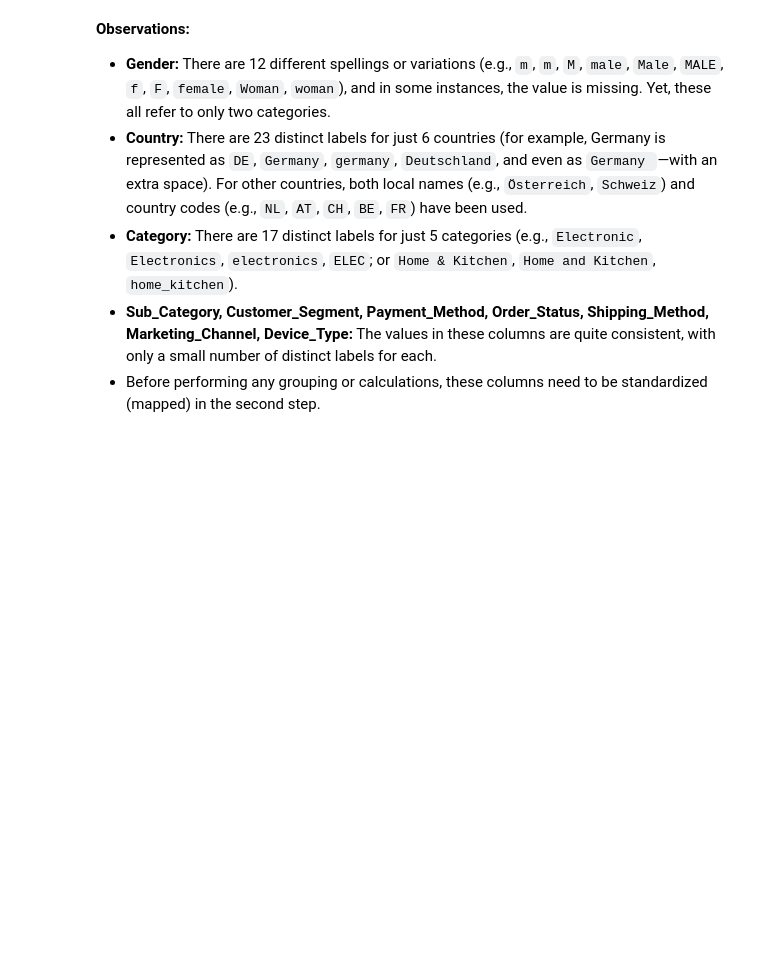
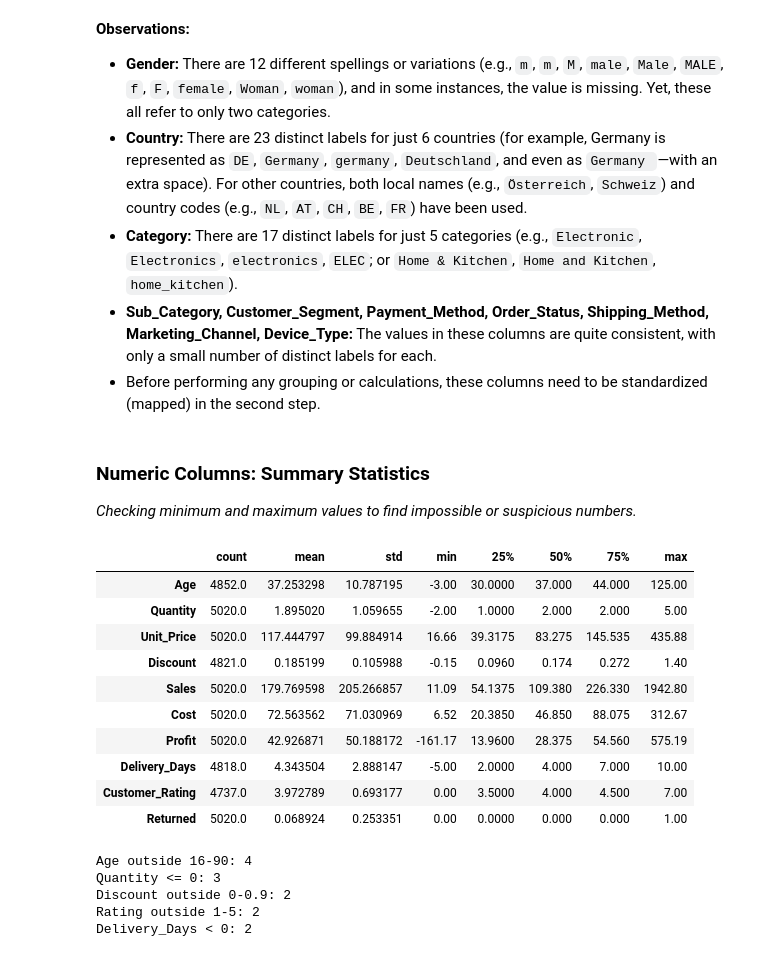
Before and after one commit to ariful3551/Ecommerce-Orders-Analysis, a Jupyter notebook: notebooks/01_data_understanding.ipynb, the cells around one changed output. Drawn from its saved outputs; the diff is of its cells as text; code cells hidden in the pictures; blank space fills up the shorter version.

Commit message:
Add numeric summary and range checks

```diff
--- a/notebooks/01_data_understanding.ipynb
+++ b/notebooks/01_data_understanding.ipynb
@@ -170 +170,30 @@ Category | as written: 17 | after strip + lowercase: 10
 - Before performing any grouping or calculations, these columns need to be standardized (mapped) in the second step.
+# %% [markdown]
+### Numeric Columns: Summary Statistics
+*Checking minimum and maximum values to find impossible or suspicious numbers.*
+# %%
+df.describe().T
+# %% [output]
+|  | count | mean | std | min | 25% | 50% | 75% | max |
+| Age | 4852.0 | 37.253298 | 10.787195 | -3.00 | 30.0000 | 37.000 | 44.000 | 125.00 |
+| Quantity | 5020.0 | 1.895020 | 1.059655 | -2.00 | 1.0000 | 2.000 | 2.000 | 5.00 |
+| Unit_Price | 5020.0 | 117.444797 | 99.884914 | 16.66 | 39.3175 | 83.275 | 145.535 | 435.88 |
+| Discount | 4821.0 | 0.185199 | 0.105988 | -0.15 | 0.0960 | 0.174 | 0.272 | 1.40 |
+| Sales | 5020.0 | 179.769598 | 205.266857 | 11.09 | 54.1375 | 109.380 | 226.330 | 1942.80 |
+| Cost | 5020.0 | 72.563562 | 71.030969 | 6.52 | 20.3850 | 46.850 | 88.075 | 312.67 |
+| Profit | 5020.0 | 42.926871 | 50.188172 | -161.17 | 13.9600 | 28.375 | 54.560 | 575.19 |
+| Delivery_Days | 4818.0 | 4.343504 | 2.888147 | -5.00 | 2.0000 | 4.000 | 7.000 | 10.00 |
+| Customer_Rating | 4737.0 | 3.972789 | 0.693177 | 0.00 | 3.5000 | 4.000 | 4.500 | 7.00 |
+| Returned | 5020.0 | 0.068924 | 0.253351 | 0.00 | 0.0000 | 0.000 | 0.000 | 1.00 |
+# %%
+print("Age outside 16-90:", (~df["Age"].dropna().between(16, 90)).sum())
+print("Quantity <= 0:", (df["Quantity"] <= 0).sum())
+print("Discount outside 0-0.9:", (~df["Discount"].dropna().between(0, 0.9)).sum())
+print("Rating outside 1-5:", (~df["Customer_Rating"].dropna().between(1, 5)).sum())
+print("Delivery_Days < 0:", (df["Delivery_Days"] < 0).sum())
+# %% [output]
+Age outside 16-90: 4
+Quantity <= 0: 3
+Discount outside 0-0.9: 2
+Rating outside 1-5: 2
+Delivery_Days < 0: 2
```
Also changed, not shown: parts of 1 cell of this notebook.
